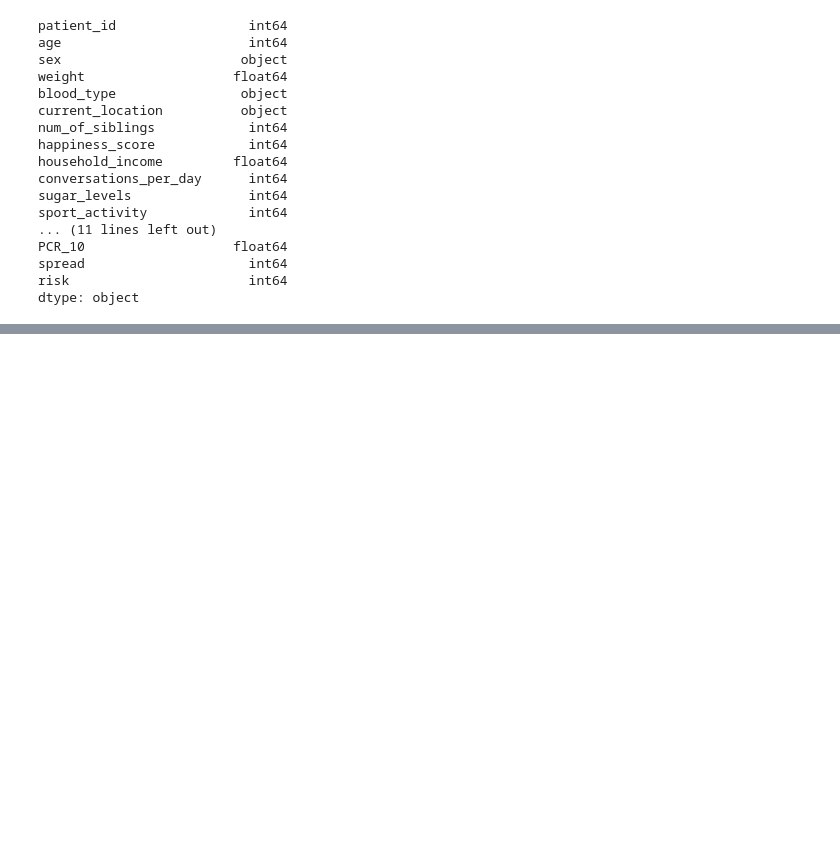
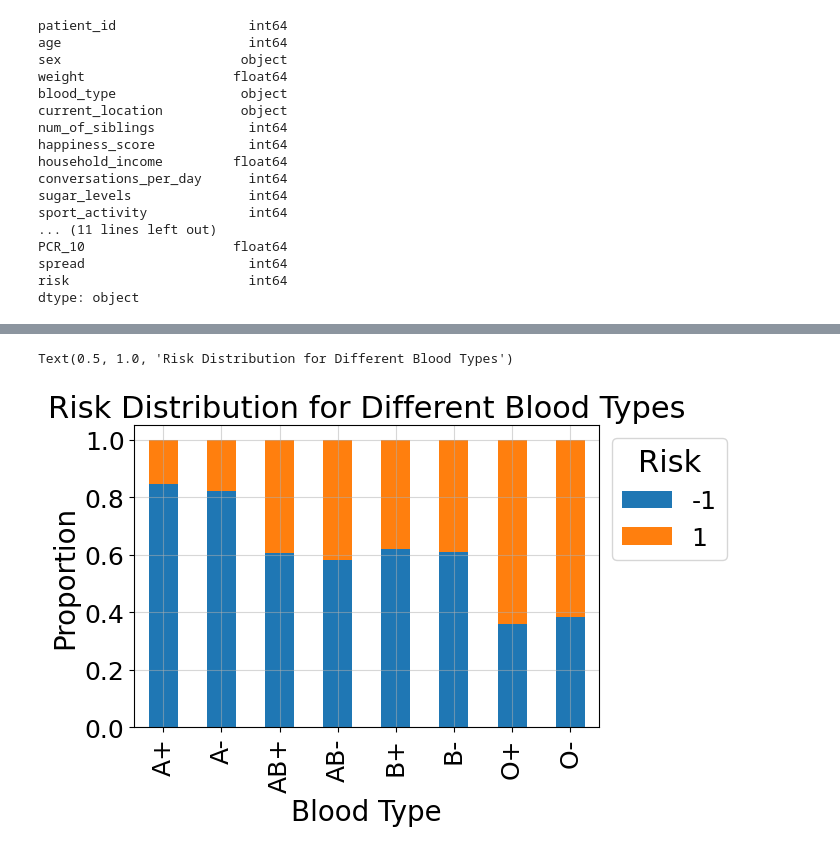
Before and after one commit to FlipperCoin/intro-to-ml, a Jupyter notebook: major_hw1/major_hw1.ipynb, the cells around one changed output, grey strips where cells are left out. Cells and saved outputs as stored; diff of their text form; code cells hidden in the pictures; blank space fills up the shorter version.

```diff
--- a/major_hw1/major_hw1.ipynb
+++ b/major_hw1/major_hw1.ipynb
@@ -118,0 +254,14 @@ g.fig.set_size_inches(12,8)
+# %%
+# Q13
+
+ax = plt.subplot()
+pd.crosstab(df['blood_type'], df['risk'], normalize="index").plot(kind='bar', stacked=True, ax=ax)
+ax.legend(bbox_to_anchor=(1,1), title='Risk')
+ax.figure.set_dpi(100)
+ax.grid(alpha=0.5)
+ax.set_ylabel('Proportion')
+ax.set_xlabel('Blood Type')
+ax.set_title('Risk Distribution for Different Blood Types')
+# %% [output]
+Text(0.5, 1.0, 'Risk Distribution for Different Blood Types')
+[figure, added]
```
Also changed, not shown: parts of 10 cells of this notebook, 4 other files.
